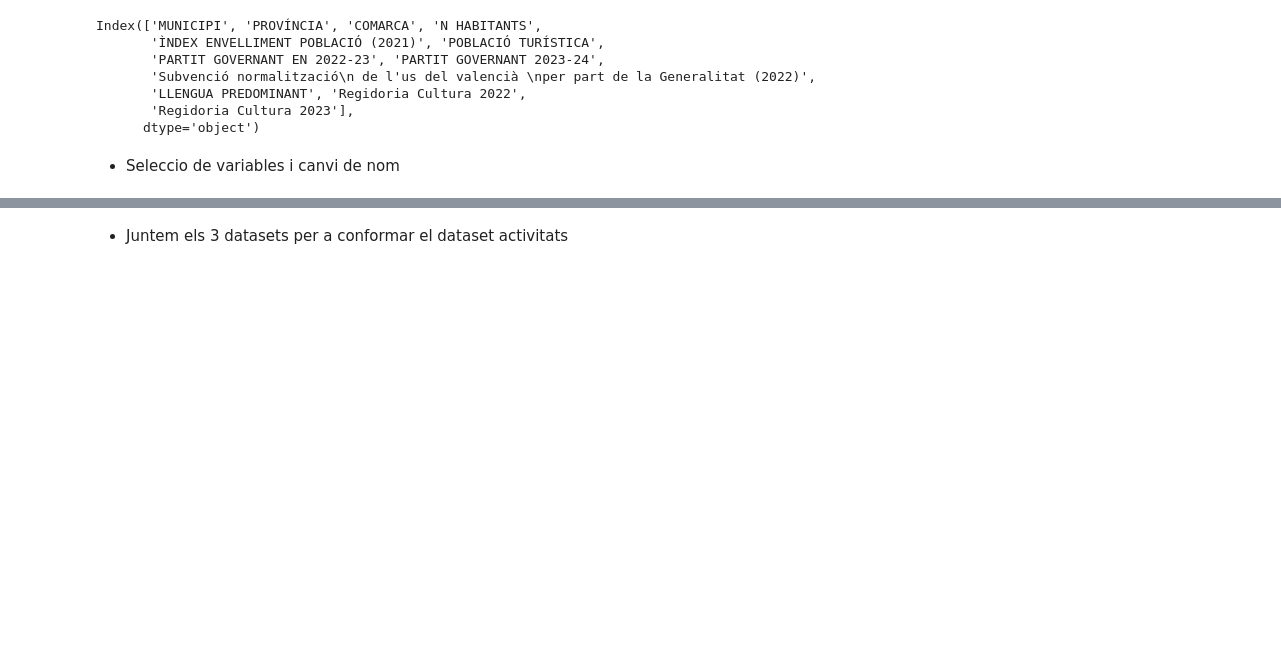
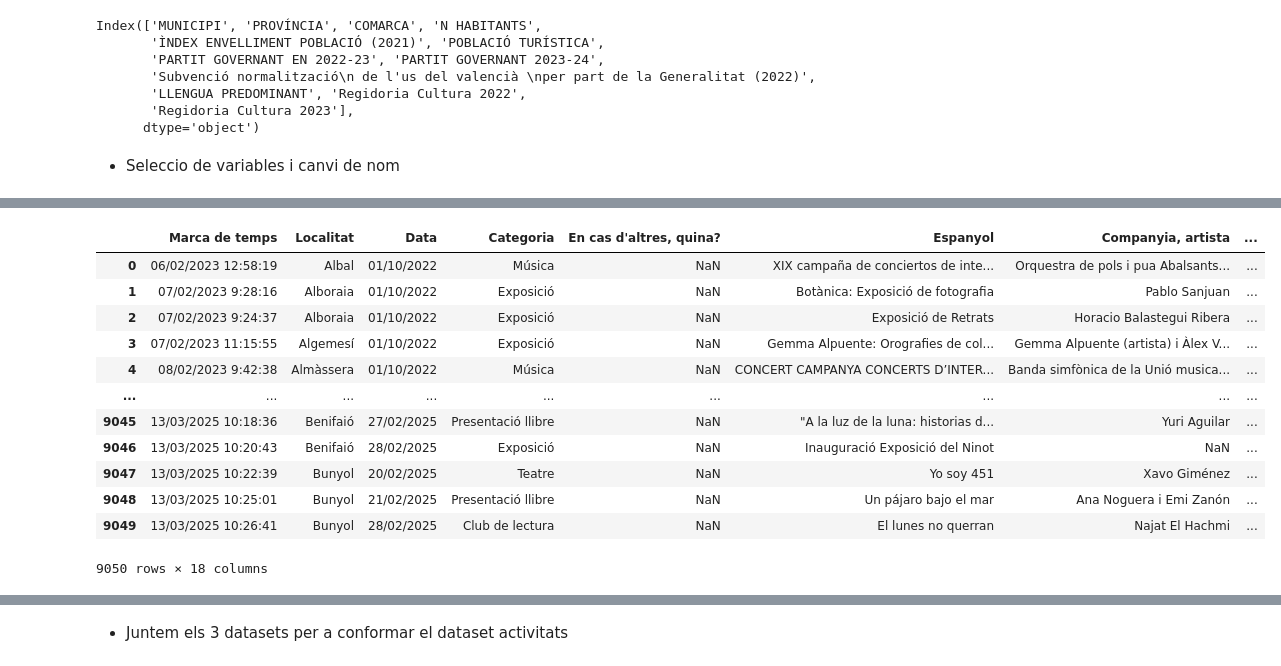
Before and after one commit to JQ-MC/acpv-projecte-linguistic, a Jupyter notebook: data_preprocessing.ipynb, the cells around one changed output, grey strips where cells are left out. Cells and saved outputs as stored; diff of their text form; code cells hidden in the pictures; blank space fills up the shorter version.

Commit message:
upload new data

```diff
--- a/data_preprocessing.ipynb
+++ b/data_preprocessing.ipynb
@@ -37,6 +42,22 @@ columns = ["Marca temporal", "Localitat", "Data", "Categoria", "En cas d'altres,
 columns_v = ["Marca de temps", "Localitat", "Data", "Categoria", "En cas d'altres, quina?", "Nom de l'activitat ", "Companyia, artista", "Lloc", "Llengua de l'activitat", "Preu", "Regidoria organitzadora", "Llengua de la publicitat", "Font",  "Persona que ha introduït les dades"]
 column_rename = ["marca_temps", "localitat", "data", "categoria", "categoria_alternativa", "nom_activitat", "companyia", "lloc", "llengua_activitat", "preu", "regidoria", "llengua_publicitat", "font", "persona_dades"]
 columns_info_rename = ["ajuntament", "provincia", "comarca", "n_habitants", "index_envelliment_2021", "pob_turistica", "govern_22_23", "govern_23_24",  "subv_us_valencia_2022", "predomini_ling", "regidoria_cultura", "regidoria_cultura_2023"]
+# %%
+activitats_v
+# %% [output]
+|  | Marca de temps | Localitat | Data | Categoria | En cas d'altres, quina? | Espanyol | Companyia, artista | ... |
+| 0 | 06/02/2023 12:58:19 | Albal | 01/10/2022 | Música | NaN | XIX campaña de conciertos de inte... | Orquestra de pols i pua Abalsants... | ... |
+| 1 | 07/02/2023 9:28:16 | Alboraia | 01/10/2022 | Exposició | NaN | Botànica: Exposició de fotografia | Pablo Sanjuan | ... |
+| 2 | 07/02/2023 9:24:37 | Alboraia | 01/10/2022 | Exposició | NaN | Exposició de Retrats | Horacio Balastegui Ribera | ... |
+| 3 | 07/02/2023 11:15:55 | Algemesí | 01/10/2022 | Exposició | NaN | Gemma Alpuente: Orografies de col... | Gemma Alpuente (artista) i Àlex V... | ... |
+| 4 | 08/02/2023 9:42:38 | Almàssera | 01/10/2022 | Música | NaN | CONCERT CAMPANYA CONCERTS D’INTER... | Banda simfònica de la Unió musica... | ... |
+| ... | ... | ... | ... | ... | ... | ... | ... | ... |
+| 9045 | 13/03/2025 10:18:36 | Benifaió | 27/02/2025 | Presentació llibre | NaN | "A la luz de la luna: historias d... | Yuri Aguilar | ... |
+| 9046 | 13/03/2025 10:20:43 | Benifaió | 28/02/2025 | Exposició | NaN | Inauguració Exposició del Ninot | NaN | ... |
+| 9047 | 13/03/2025 10:22:39 | Bunyol | 20/02/2025 | Teatre | NaN | Yo soy 451 | Xavo Giménez | ... |
+| 9048 | 13/03/2025 10:25:01 | Bunyol | 21/02/2025 | Presentació llibre | NaN | Un pájaro bajo el mar | Ana Noguera i Emi Zanón | ... |
+| 9049 | 13/03/2025 10:26:41 | Bunyol | 28/02/2025 | Club de lectura | NaN | El lunes no querran | Najat El Hachmi | ... |
+9050 rows × 18 columns
 # %%
 activitats_v = activitats_v[columns_v]
 activitats_v.columns = column_rename
```
Also changed, not shown: parts of 5 cells of this notebook, 5 other files.
